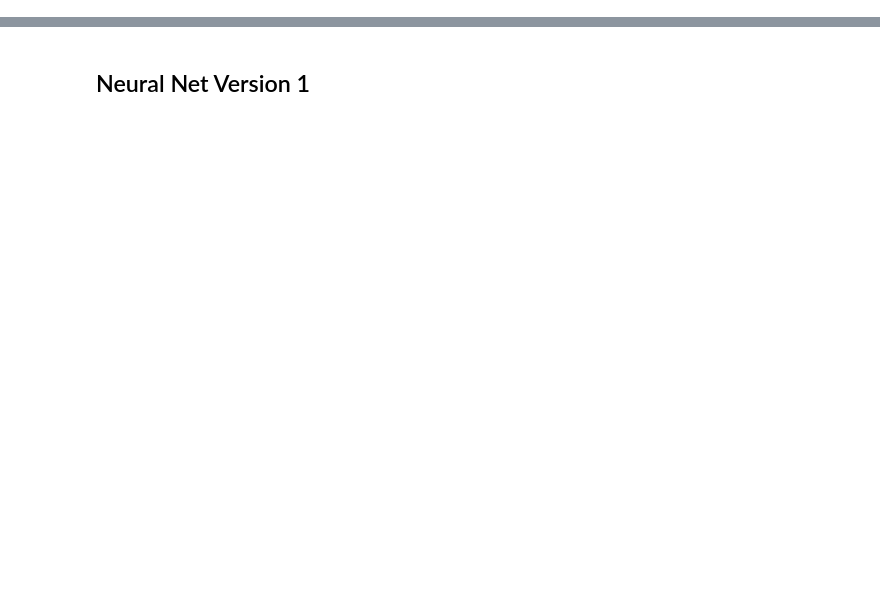
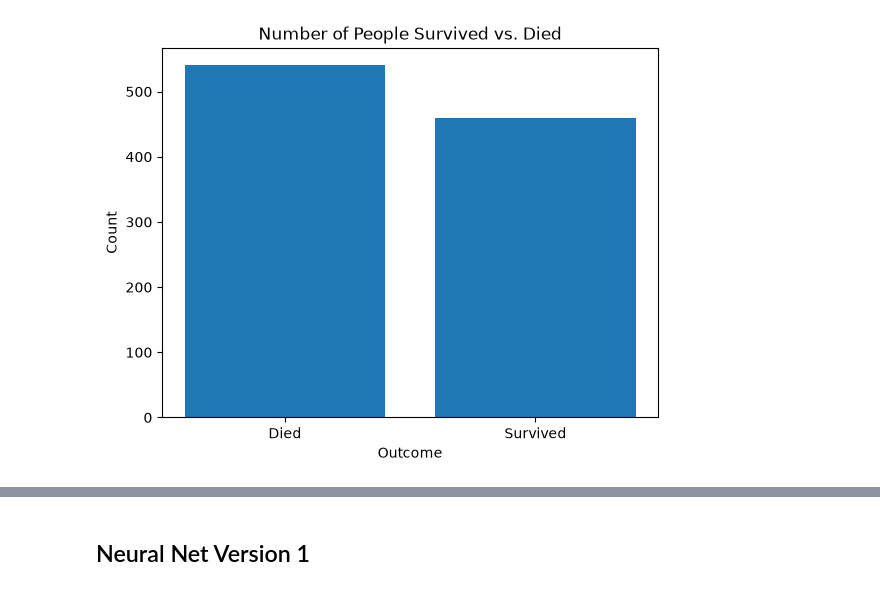
Before and after one commit to Grumblehead84/CS5830_Project8, a Jupyter notebook: project8.ipynb, the cells around one changed output, grey strips where cells are left out. Cells and saved outputs as stored; diff of their text form; code cells hidden in the pictures; blank space fills up the shorter version.

```diff
--- a/project8.ipynb
+++ b/project8.ipynb
@@ -42,33 +80,50 @@ major_boost = (
     + 0.8 * df_hot_encoded['major_pharmacology']
     + 0.6 * df_hot_encoded['major_physical education']
     - 0.4 * df_hot_encoded['major_philosophy']
     - 0.2 * df_hot_encoded['major_psychology']
 )
 
 # 4. Add a sharp interaction rule (great for Decision Trees to split on!)
 # Example: Medical/pharma majors survive at much higher rates if they have >= 14 years of education (grad-level training)
 med_specialist_bonus = np.where(
     ((df_hot_encoded['major_medicine/nursing'] == 1) | (df_hot_encoded['major_pharmacology'] == 1))
     & (df_hot_encoded['years_of_education'] >= 14),
     1.2,
     0.0
 )
 
 # 5. Combine everything into the final logit equation
 logit = (
     0.65 * df_hot_encoded['zombies_killed']
     + 0.12 * df_hot_encoded['years_of_education']
     - 0.05 * np.abs(df_hot_encoded['age'] - 28)
     - 0.08 * np.abs(bmi - 22)
     + major_boost
     + med_specialist_bonus
     - 2.2  # Intercept tuned to keep survived roughly balanced (~50/50)
 )
 
 # 6. Generate binary survival target
 prob = 1 / (1 + np.exp(-logit))
 np.random.seed(42)
 df_hot_encoded['survived'] = np.random.binomial(1, prob)
+
+import matplotlib.pyplot as plt
+
+# Sort by index so 0 (Died) is first and 1 (Survived) is second
+survival_counts = df_hot_encoded['survived'].value_counts().sort_index()
+
+plt.bar(survival_counts.index, survival_counts.values)
+
+# Replace the x-axis tick positions with custom labels
+plt.xticks([0, 1], ['Died', 'Survived'])
+
+plt.xlabel('Outcome')
+plt.ylabel('Count')
+plt.title('Number of People Survived vs. Died')
+plt.show()
+# %% [output]
+[figure, added]
 # %%
 X = df_hot_encoded.drop(['survived', 'first_name', 'last_name', 'id'], axis=1)
 y = df_hot_encoded['survived']
```
Also changed, not shown: parts of 20 cells of this notebook.
